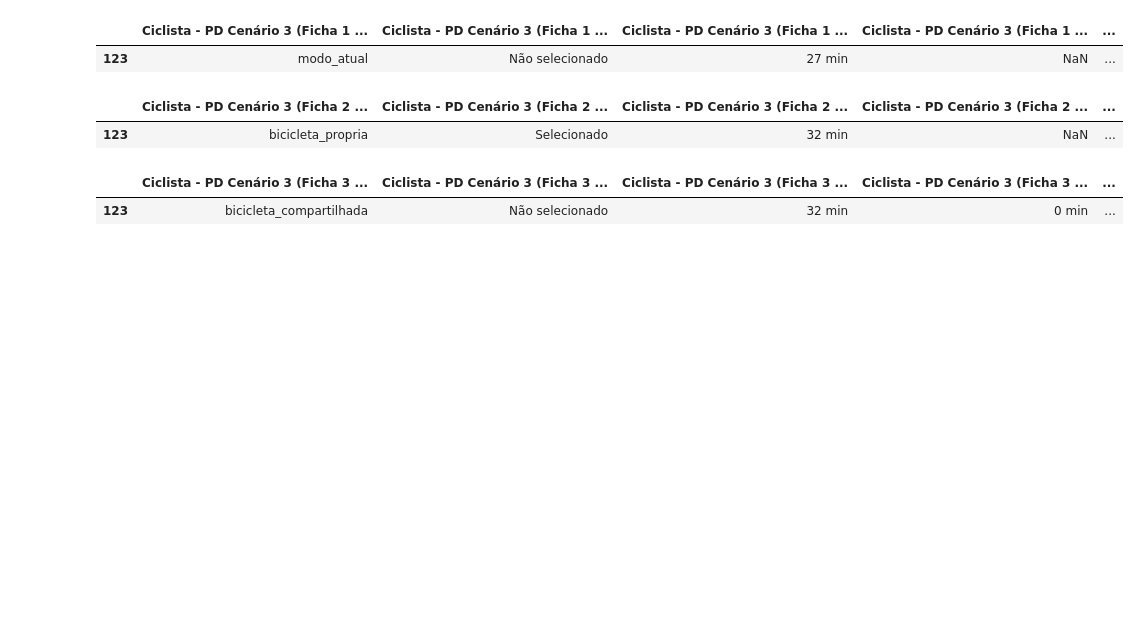
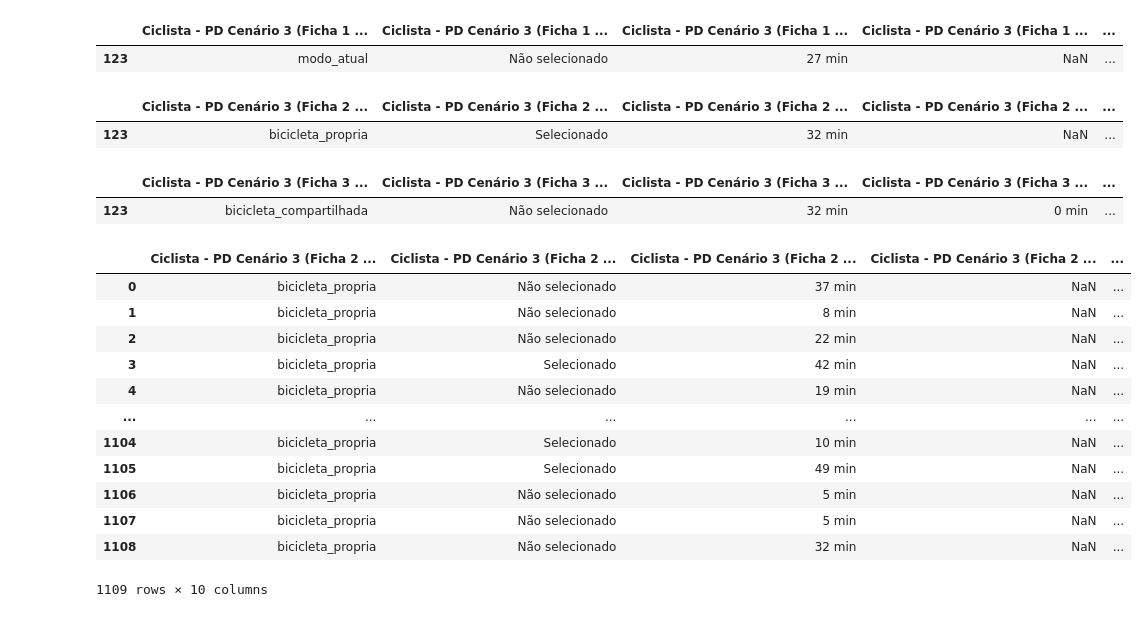
Before and after one commit to anayflima/bikesp-analysis, a Jupyter notebook: data_analysis/WB/initial_analysis.ipynb, the cells around one changed output. Cells and saved outputs as stored; diff of their text form; code cells hidden in the pictures; blank space fills up the shorter version.

Commit message:
feat: Perform an initial analysis of scenario columns

```diff
--- a/data_analysis/WB/initial_analysis.ipynb
+++ b/data_analysis/WB/initial_analysis.ipynb
@@ -332,3 +331,20 @@ display(person[scenario_columns_ficha3])
 | 123 | bicicleta_propria | Selecionado | 32 min | NaN | ... |
 |  | Ciclista - PD Cenário 3 (Ficha 3 ... | Ciclista - PD Cenário 3 (Ficha 3 ... | Ciclista - PD Cenário 3 (Ficha 3 ... | Ciclista - PD Cenário 3 (Ficha 3 ... | ... |
 | 123 | bicicleta_compartilhada | Não selecionado | 32 min | 0 min | ... |
+# %%
+ficha2_df = data[scenario_columns_ficha2]
+ficha2_df
+# %% [output]
+|  | Ciclista - PD Cenário 3 (Ficha 2 ... | Ciclista - PD Cenário 3 (Ficha 2 ... | Ciclista - PD Cenário 3 (Ficha 2 ... | Ciclista - PD Cenário 3 (Ficha 2 ... | ... |
+| 0 | bicicleta_propria | Não selecionado | 37 min | NaN | ... |
+| 1 | bicicleta_propria | Não selecionado | 8 min | NaN | ... |
+| 2 | bicicleta_propria | Não selecionado | 22 min | NaN | ... |
+| 3 | bicicleta_propria | Selecionado | 42 min | NaN | ... |
+| 4 | bicicleta_propria | Não selecionado | 19 min | NaN | ... |
+| ... | ... | ... | ... | ... | ... |
+| 1104 | bicicleta_propria | Selecionado | 10 min | NaN | ... |
+| 1105 | bicicleta_propria | Selecionado | 49 min | NaN | ... |
+| 1106 | bicicleta_propria | Não selecionado | 5 min | NaN | ... |
+| 1107 | bicicleta_propria | Não selecionado | 5 min | NaN | ... |
+| 1108 | bicicleta_propria | Não selecionado | 32 min | NaN | ... |
+1109 rows × 10 columns
```
Also changed, not shown: parts of 19 cells of this notebook.
